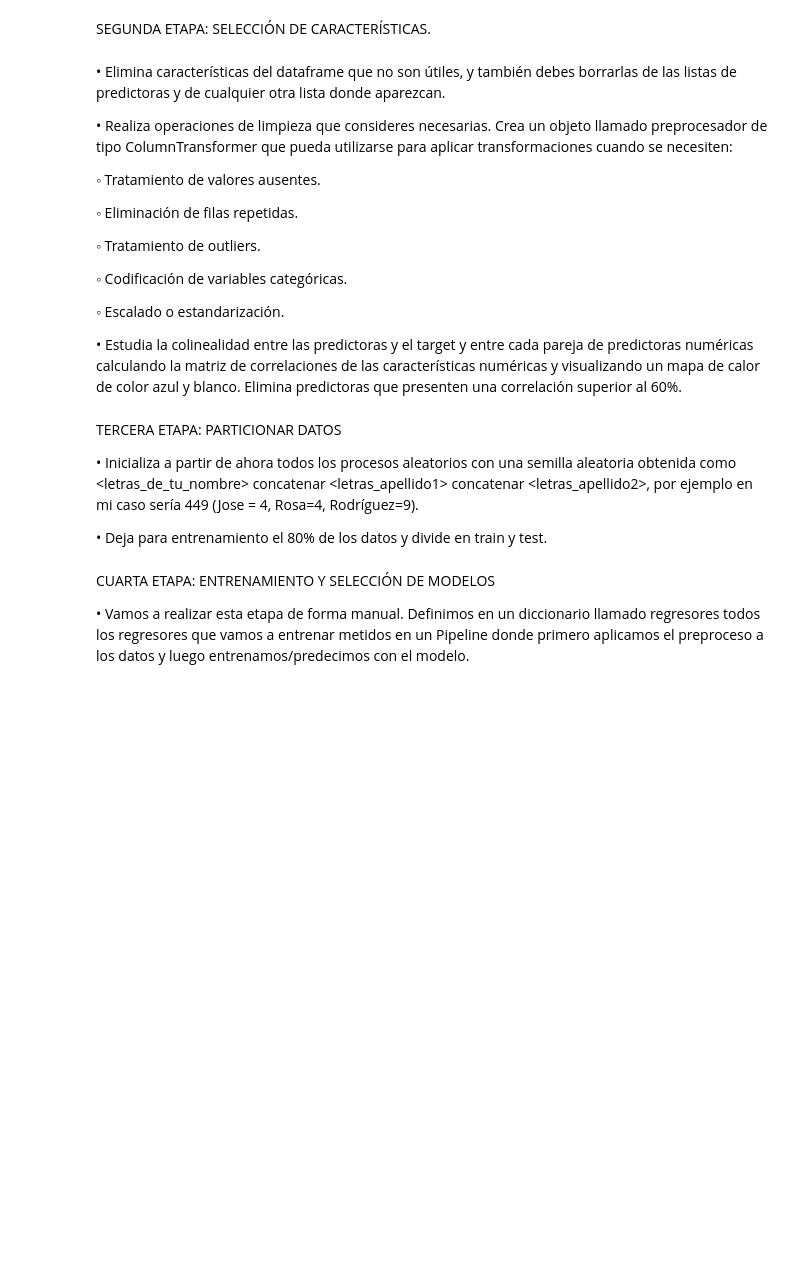
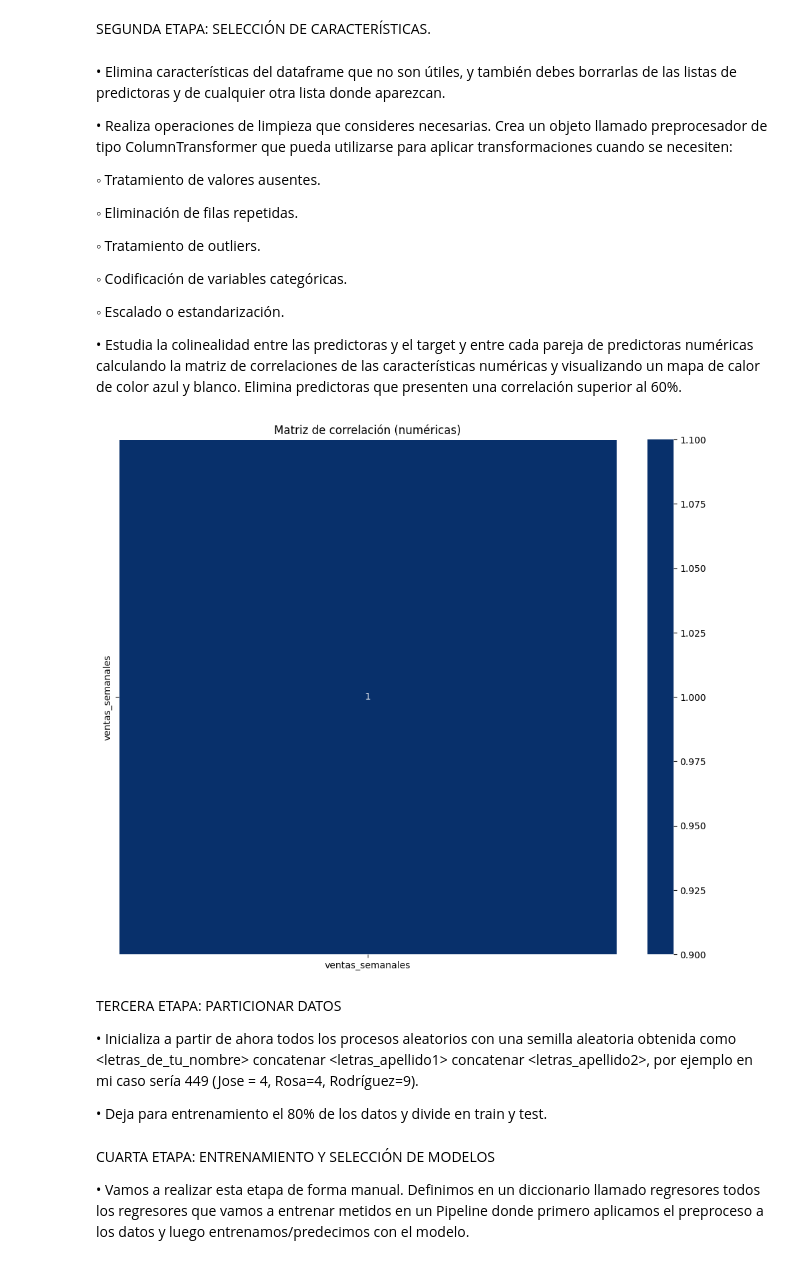
Before and after one commit to SamuehFDEZ/MachineLearning, a Jupyter notebook: saa/U3_AprendizajeSupervisado2/U03-P01-Regresiones/saa_u03_p01_a2-samartlop.ipynb, the cells around one changed output. Saved outputs shown, nothing was run; the diff lists cells and outputs as text; code cells hidden in the pictures; blank space fills up the shorter version.

```diff
--- a/saa/U3_AprendizajeSupervisado2/U03-P01-Regresiones/saa_u03_p01_a2-samartlop.ipynb
+++ b/saa/U3_AprendizajeSupervisado2/U03-P01-Regresiones/saa_u03_p01_a2-samartlop.ipynb
@@ -51,6 +127,15 @@ nf = []; cf = [];
  • Completa este código que dibuja las distribuciones de las características numéricas para que
 aparezca debajo del histograma de cada característica su boxplot y nos permitan visualizar la
 presencia de outliers, tal y como se ve en la figura.
+# %%
+# Boxplots y distribuciones
+for col in nf:
+    fig, axes = plt.subplots(1, 2, figsize=(12, 4))
+    sns.histplot(df[col], ax=axes[0], kde=True)
+    sns.boxplot(x=df[col], ax=axes[1])
+    fig.suptitle(f'Distribución y boxplot de {col}')
+    plt.tight_layout()
+    plt.show()
 # %% [markdown]
 SEGUNDA ETAPA: SELECCIÓN DE CARACTERÍSTICAS.
 # %% [markdown]
@@ -75,6 +160,72 @@ cuando se necesiten:
 numéricas calculando la matriz de correlaciones de las características numéricas y visualizando
 un mapa de calor de color azul y blanco. Elimina predictoras que presenten una correlación
 superior al 60%.
+# %%
+from sklearn.compose import ColumnTransformer
+from sklearn.pipeline import Pipeline
+from sklearn.preprocessing import StandardScaler, OneHotEncoder
+from sklearn.impute import SimpleImputer
+import seaborn as sns
+import matplotlib.pyplot as plt
+import numpy as np
+
+# 1. LIMPIEZA DE DATOS
+# Eliminar duplicados
+df.drop_duplicates(inplace=True)
+
+# Eliminar columnas inútiles (ejemplo: IDs, nombres, etc.)
+columnas_a_eliminar = ['id', 'nombre']  # ajusta esta lista a tu caso
+df.drop(columns=columnas_a_eliminar, inplace=True, errors='ignore')
+
+# Actualizar listas predictoras
+nf = [col for col in nf if col not in columnas_a_eliminar]
+cf = [col for col in cf if col not in columnas_a_eliminar]
+
+# 2. TRATAMIENTO DE OUTLIERS
+# Reemplazar outliers por NaN en variables numéricas
+for col in nf:
+    q1 = df[col].quantile(0.25)
+    q3 = df[col].quantile(0.75)
+    iqr = q3 - q1
+    lower = q1 - 1.5 * iqr
+    upper = q3 + 1.5 * iqr
+    df[col] = np.where((df[col] < lower) | (df[col] > upper), np.nan, df[col])
+
+# 3. PREPROCESADOR (ColumnTransformer)
+preprocesador = ColumnTransformer(transformers=[
+    ('num', Pipeline([
+        ('imputador', SimpleImputer(strategy='mean')),
+        ('escalado', StandardScaler())
+    ]), nf),
+    ('cat', Pipeline([
+        ('imputador', SimpleImputer(strategy='most_frequent')),
+        ('onehot', OneHotEncoder(handle_unknown='ignore'))
+    ]), cf)
+])
+
+# 4. MATRIZ DE CORRELACIÓN (solo con numéricas)
+corr = df[nf + [target]].corr()
+
+# Visualizar mapa de calor
+plt.figure(figsize=(12, 10))
+sns.heatmap(corr, annot=True, cmap='Blues', center=0, linewidths=.5)
+plt.title('Matriz de correlación (numéricas)')
+plt.show()
+
+# 5. ELIMINAR VARIABLES CON CORRELACIÓN > 0.6 ENTRE ELLAS
+# Correlación absoluta
+corr_matrix = corr.abs()
+
+# Selección de columnas con alta correlación
+upper = corr_matrix.where(np.triu(np.ones(corr_matrix.shape), k=1).astype(bool))
+cols_to_drop = [column for column in upper.columns if any(upper[column] > 0.6) and column != target]
+
+# Eliminar del DataFrame y de las listas
+df.drop(columns=cols_to_drop, inplace=True)
+nf = [col for col in nf if col not in cols_to_drop]
+cf = [col for col in cf if col not in cols_to_drop]
+# %% [output]
+[figure, added]
 # %% [markdown]
 TERCERA ETAPA: PARTICIONAR DATOS
 
```
Also changed, not shown: parts of 13 cells of this notebook, 49 other files.
